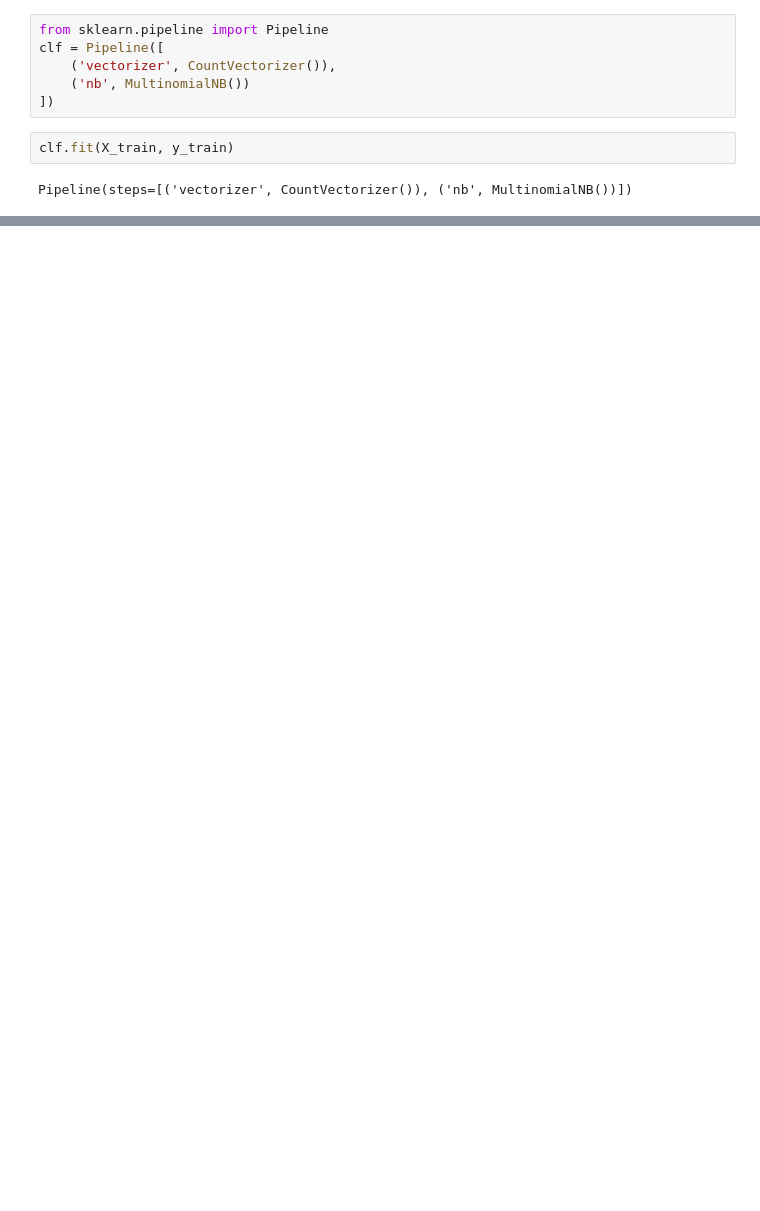
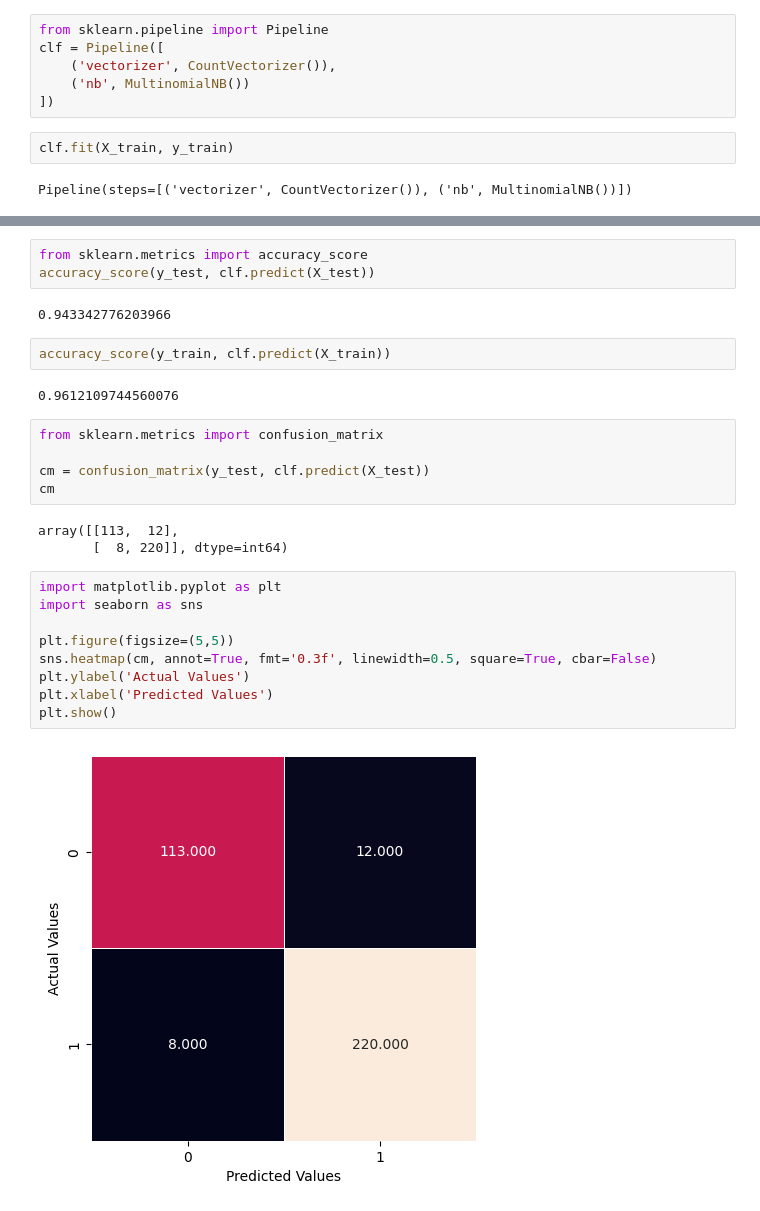
Before and after one commit to aharnishp/InsightScan-ML, a Jupyter notebook: data-cleaning/Navie_bayes.ipynb, the cells around one changed output, grey strips where cells are left out. Drawn from its saved outputs; the diff is of its cells as text; blank space fills up the shorter version.

```diff
--- a/data-cleaning/Navie_bayes.ipynb
+++ b/data-cleaning/Navie_bayes.ipynb
@@ -108,0 +109,28 @@ clf.score(X_test,y_test)
+# %%
+from sklearn.metrics import accuracy_score
+accuracy_score(y_test, clf.predict(X_test))
+# %% [output]
+0.943342776203966
+# %%
+accuracy_score(y_train, clf.predict(X_train))
+# %% [output]
+0.9612109744560076
+# %%
+from sklearn.metrics import confusion_matrix
+
+cm = confusion_matrix(y_test, clf.predict(X_test))
+cm
+# %% [output]
+array([[113,  12],
+       [  8, 220]], dtype=int64)
+# %%
+import matplotlib.pyplot as plt
+import seaborn as sns
+
+plt.figure(figsize=(5,5))
+sns.heatmap(cm, annot=True, fmt='0.3f', linewidth=0.5, square=True, cbar=False)
+plt.ylabel('Actual Values')
+plt.xlabel('Predicted Values')
+plt.show()
+# %% [output]
+[figure, added]
```
Also changed, not shown: parts of 5 cells of this notebook.
